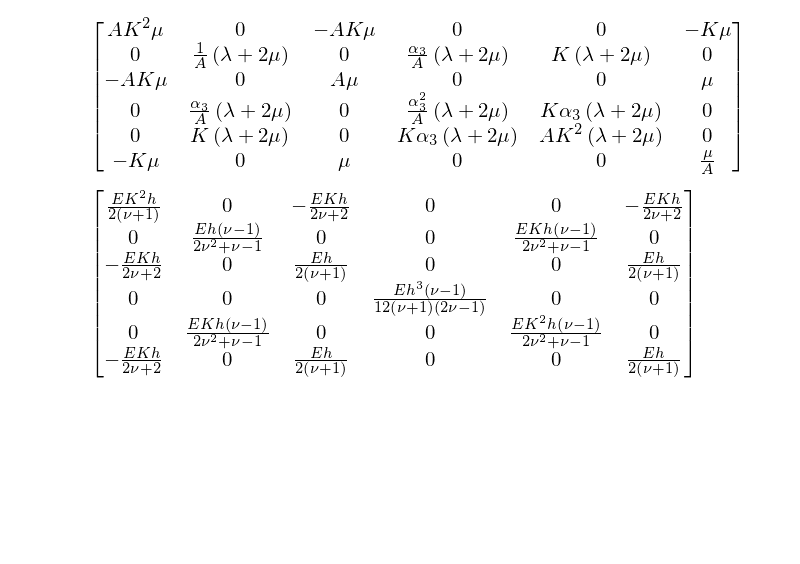
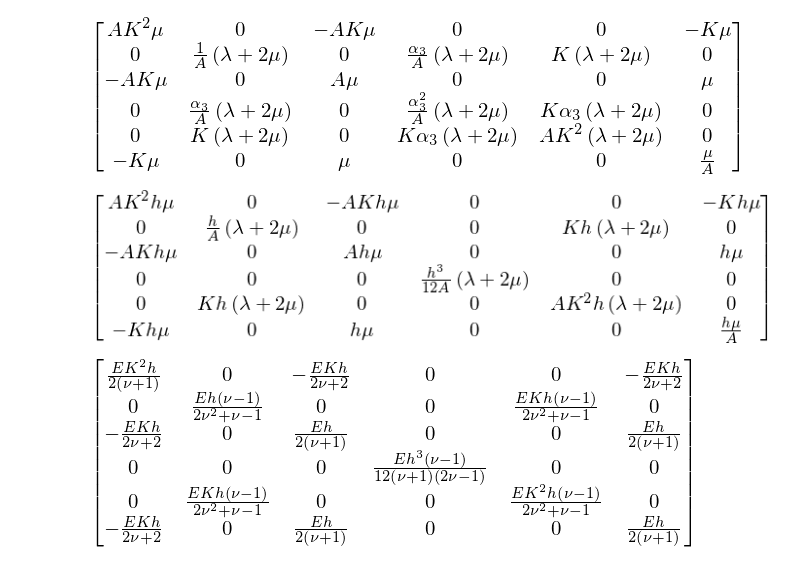
Before and after one commit to tarashor/vibrations, a Jupyter notebook: py/notebooks/LinearSolShellsFEM.ipynb, the cells around one changed output. Saved outputs shown, nothing was run; the diff lists cells and outputs as text; code cells hidden in the pictures; blank space fills up the shorter version.

```diff
--- a/py/notebooks/LinearSolShellsFEM.ipynb
+++ b/py/notebooks/LinearSolShellsFEM.ipynb
@@ -114,4 +114,10 @@ S=simplify(S)
 S
 # %% [output]
 [figure]
+# %%
+h=Symbol('h')
+S_in = integrate(S,(alpha3, -h/2, h/2))
+S_in
+# %% [output]
+[figure, added]
 # %%
```
Also changed, not shown: parts of 4 cells of this notebook, 3 other files.
